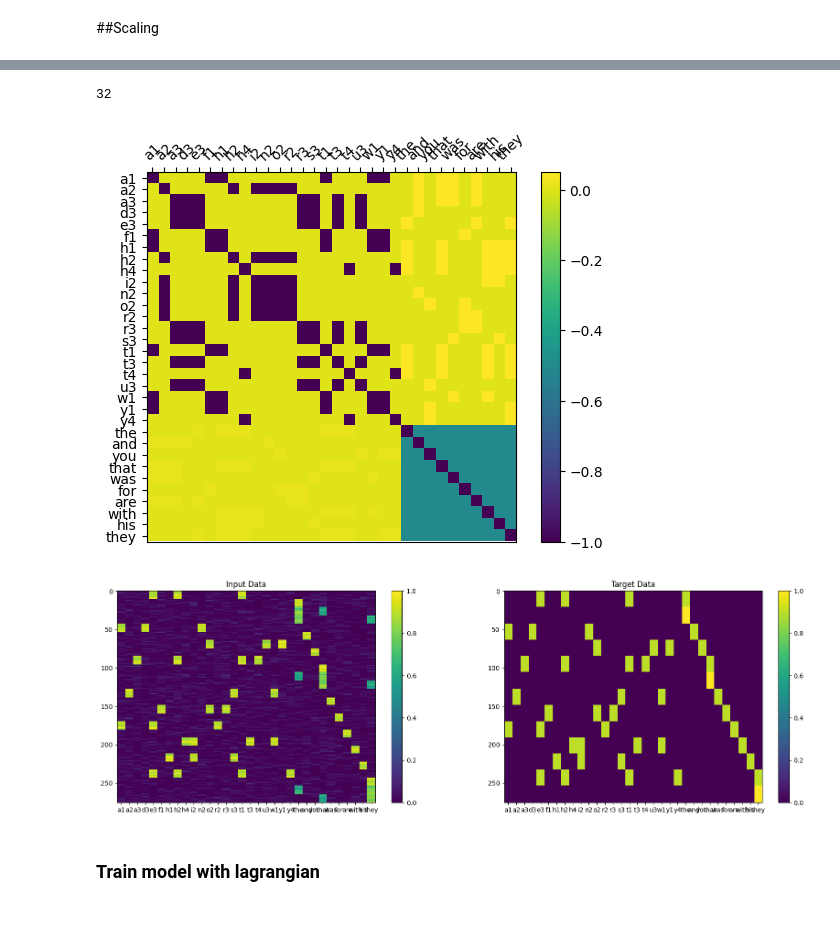
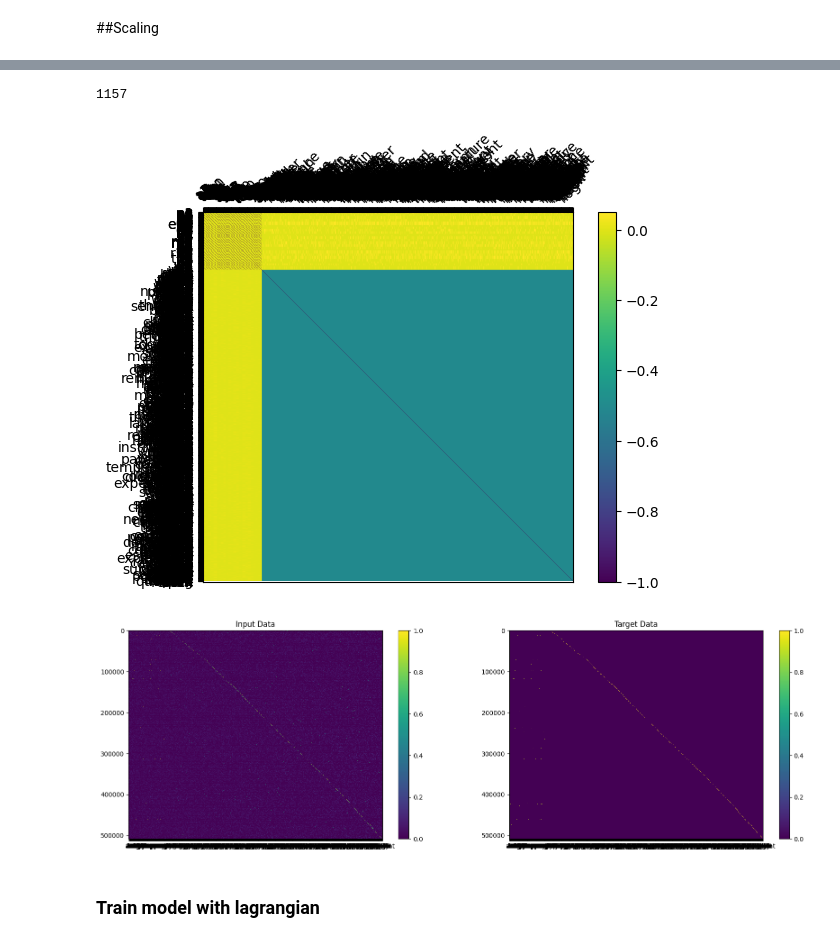
Before and after one commit to THANNAGA/Lagrangian, a Jupyter notebook: GLV_bounded_lagrangian.ipynb, the cells around one changed output, grey strips where cells are left out. Drawn from its saved outputs; the diff is of its cells as text; code cells hidden in the pictures.

```diff
--- a/GLV_bounded_lagrangian.ipynb
+++ b/GLV_bounded_lagrangian.ipynb
@@ -1020,9 +1020,4 @@ def buildList(numwords=10, lenwords=2):
   letterlist = buildLetters(wordlist)
   return wordlist, letterlist + wordlist
 
-words, tokens = buildList(numwords=10); n = len(tokens)
-#words = 10   , 20   , 30,     100,     200,     500,     1000
-#units = 32   , 55   , 79,     181,     310,     652,     1157
-#param = 32x32, 55x55, 79x79,  181x181, 310x310, 652x652, 1157x1157
-#sampl = 22110, 84420, 186930, 111000,  442000,  129762,  508217
-#acc.  = 100  , 100  , 93.3,   99.0,    99.5,    89.4,    68.44
+words, tokens = buildList(numwords=1000); n = len(tokens)
@@ -1029,12 +1034,12 @@ words, tokens = buildList(numwords=10); n = len(tokens)
 # %%
 #create matrix and dataset
-Symmetric = True
+symmetric = True
 A = create_matrix(tokens);
 input_data, target_data = create_dataset_expanded2(tokens, num_var = 10)
 # %% [output]
-32
+1157
-[figure, old version]
+[figure, new version]
-[figure, old version]
+[figure, new version]
 # %%
 def show_constraints(state_history):
 
```
Also changed, not shown: parts of 13 cells of this notebook.
